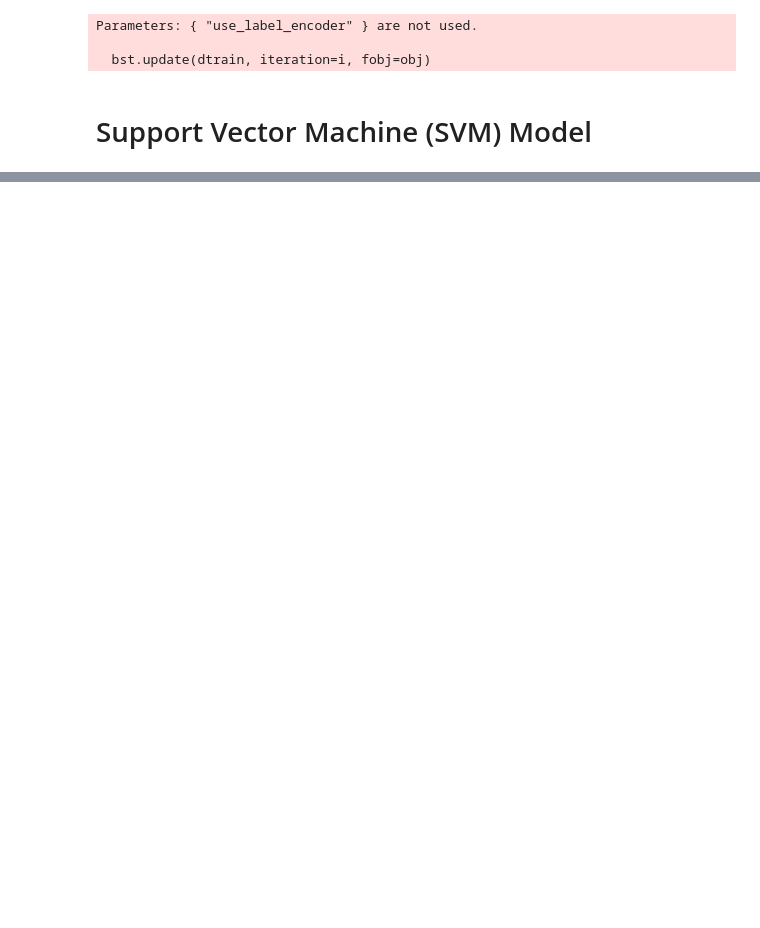
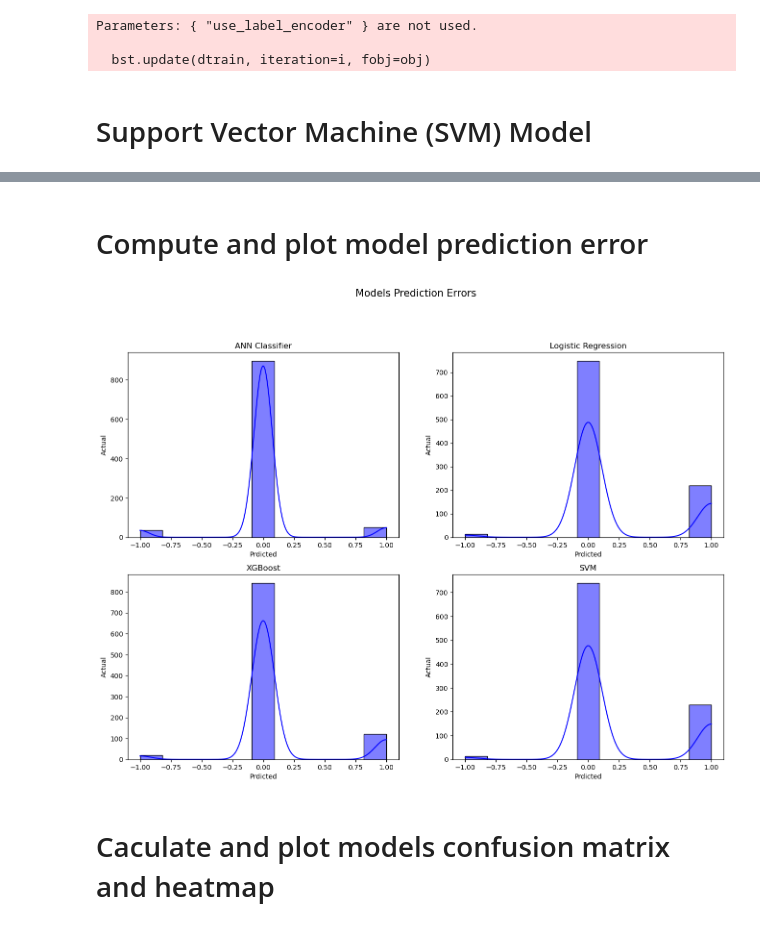
Before and after one commit to Team-6-AAI-501/strokeprediction, a Jupyter notebook: jupyternotebook/aai501StrokePrediction.ipynb, the cells around one changed output, grey strips where cells are left out. Cells and saved outputs as stored; diff of their text form; code cells hidden in the pictures; blank space fills up the shorter version.

```diff
--- a/jupyternotebook/aai501StrokePrediction.ipynb
+++ b/jupyternotebook/aai501StrokePrediction.ipynb
@@ -433,0 +434,25 @@ weighted avg       0.95      0.73      0.81       982
+# %% [markdown]
+# Compute and plot model prediction error
+# %%
+# Dictionary with model names and their predictions
+models_predictions = {
+    "ANN Classifier": test_preds_ann,
+    "Logistic Regression": test_preds_lr,
+    "XGBoost": test_preds_xgb,
+    "SVM": test_preds_svm
+}
+
+# Loop through each model, compute and plot prediction error
+plt_num = 1
+plt.figure(figsize=(16,11)) # Set figure size
+for model_name, predictions in models_predictions.items():
+    prediction_error = predictions - y_test
+    plt.subplot(2, 2, plt_num)
+    sns.histplot(prediction_error, kde=True, color='blue', alpha=0.5)
+    plt.suptitle('Models Prediction Errors', fontsize=15, y=1)
+    plt.title(model_name), plt.xlabel('Prdicted'), plt.ylabel('Actual')
+    plt_num +=1
+# %% [output]
+[figure, added]
+# %% [markdown]
+# Caculate and plot models confusion matrix and heatmap
```
Also changed, not shown: parts of 6 cells of this notebook, 18 other files.
